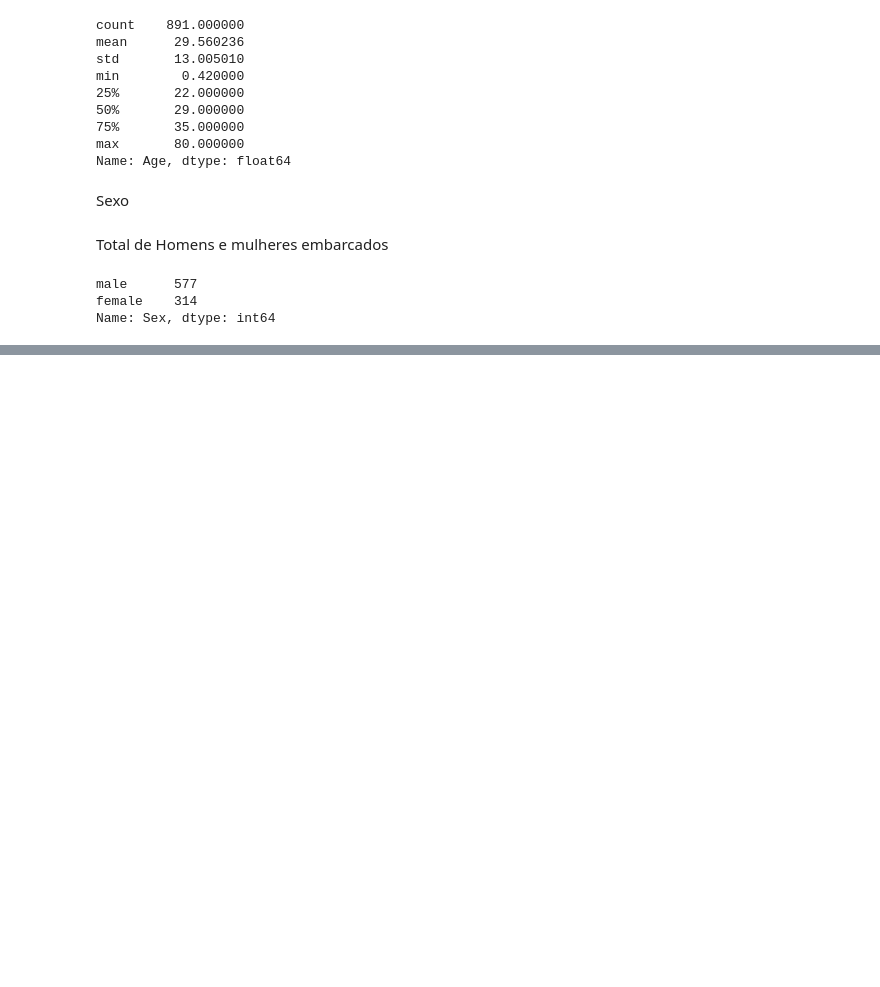
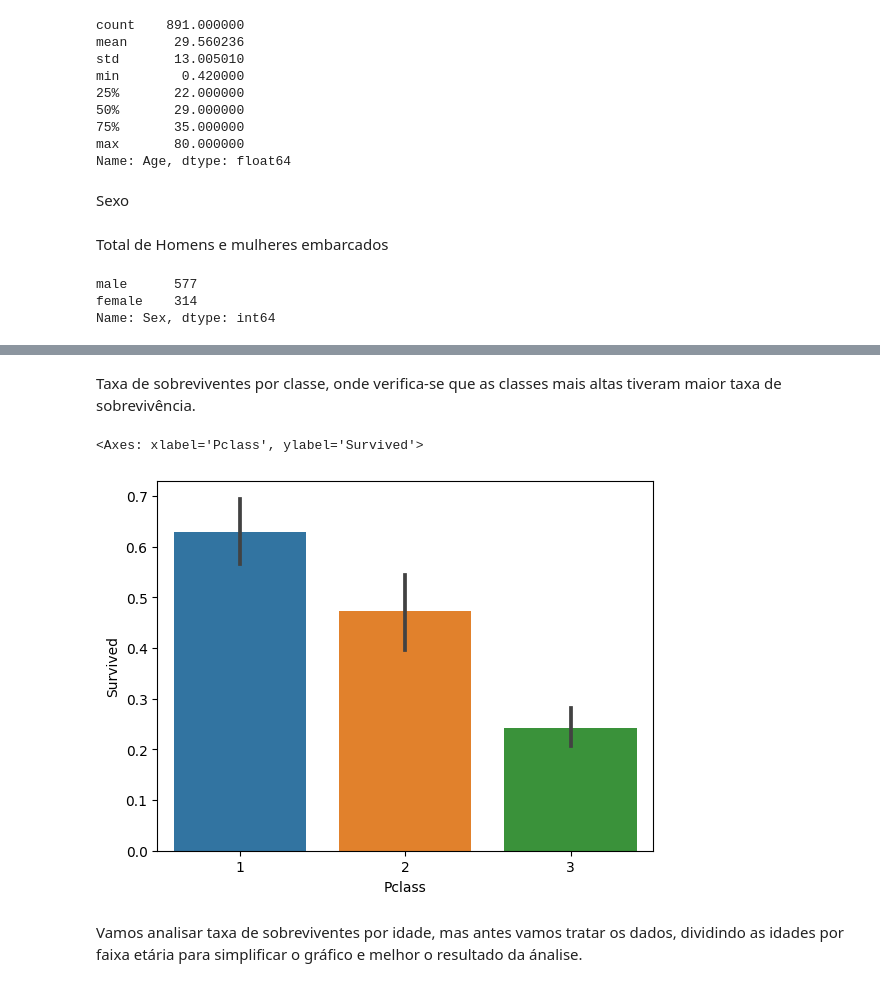
Before and after one commit to rdthemis/ADTD, a Jupyter notebook: Trabalho Final.ipynb, the cells around one changed output, grey strips where cells are left out. Saved outputs shown, nothing was run; the diff lists cells and outputs as text; code cells hidden in the pictures; blank space fills up the shorter version.

```diff
--- a/Trabalho Final.ipynb
+++ b/Trabalho Final.ipynb
@@ -195,0 +218,9 @@ sns.barplot(x='Sex', y='Survived', data=titanic)
+# %% [markdown]
+Taxa de sobreviventes por classe, onde verifica-se que as classes mais altas tiveram maior taxa de sobrevivência.
+# %%
+sns.barplot(data=titanic, x='Pclass', y='Survived' )
+# %% [output]
+<Axes: xlabel='Pclass', ylabel='Survived'>
+[figure, added]
+# %% [markdown]
+Vamos analisar taxa de sobreviventes por idade, mas antes vamos tratar os dados, dividindo as idades por faixa etária para simplificar o gráfico e melhor o resultado da ánalise.
```
Also changed, not shown: parts of 23 cells of this notebook.
